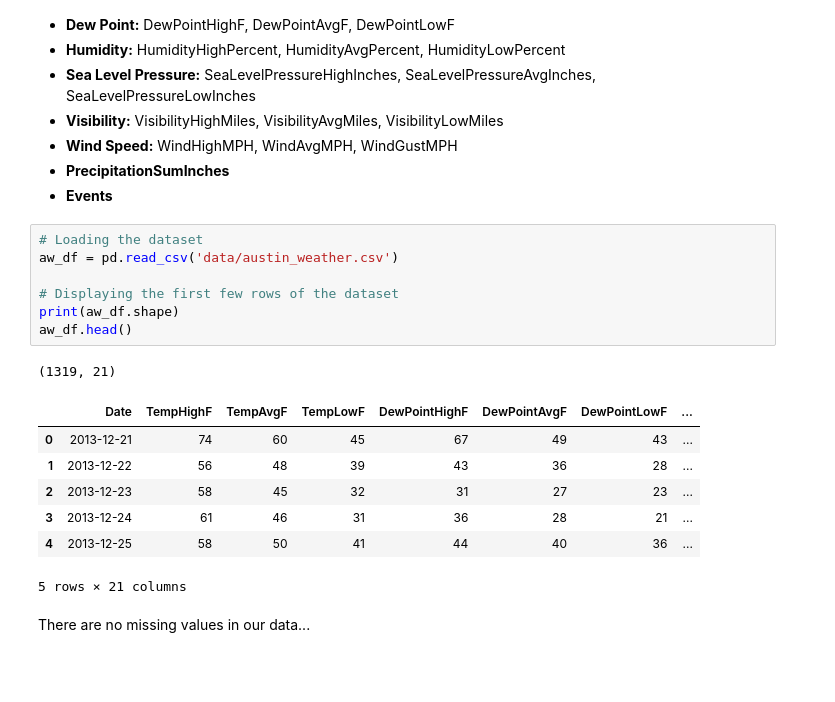
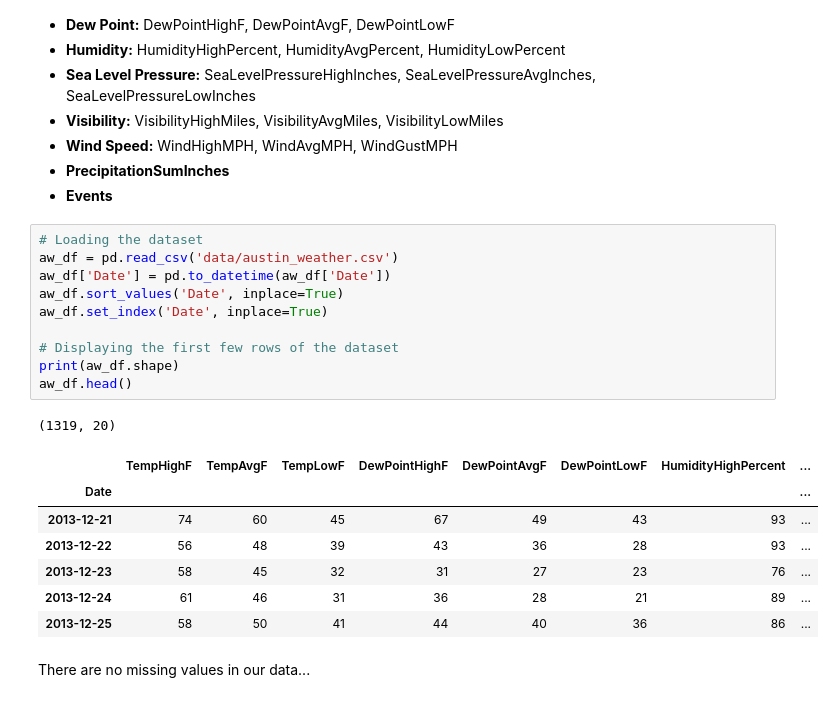
Before and after one commit to Vyomkesh-Vyas/rainfall-prediction, a Jupyter notebook: Rainfall Prediction.ipynb, the cells around one changed output. Drawn from its saved outputs; the diff is of its cells as text; blank space fills up the shorter version.

```diff
--- a/Rainfall Prediction.ipynb
+++ b/Rainfall Prediction.ipynb
@@ -21,19 +24,22 @@ We begin our analysis by importing the necessary libraries and loading the datas
 # %%
 # Loading the dataset
 aw_df = pd.read_csv('data/austin_weather.csv')
+aw_df['Date'] = pd.to_datetime(aw_df['Date'])
+aw_df.sort_values('Date', inplace=True)
+aw_df.set_index('Date', inplace=True)
 
 # Displaying the first few rows of the dataset
 print(aw_df.shape)
 aw_df.head()
 # %% [output]
-(1319, 21)
+(1319, 20)
-|  | Date | TempHighF | TempAvgF | TempLowF | DewPointHighF | DewPointAvgF | DewPointLowF | ... |
-| 0 | 2013-12-21 | 74 | 60 | 45 | 67 | 49 | 43 | ... |
-| 1 | 2013-12-22 | 56 | 48 | 39 | 43 | 36 | 28 | ... |
-| 2 | 2013-12-23 | 58 | 45 | 32 | 31 | 27 | 23 | ... |
-| 3 | 2013-12-24 | 61 | 46 | 31 | 36 | 28 | 21 | ... |
-| 4 | 2013-12-25 | 58 | 50 | 41 | 44 | 40 | 36 | ... |
+|  | TempHighF | TempAvgF | TempLowF | DewPointHighF | DewPointAvgF | DewPointLowF | HumidityHighPercent | ... |
+| Date |  |  |  |  |  |  |  | ... |
+| 2013-12-21 | 74 | 60 | 45 | 67 | 49 | 43 | 93 | ... |
+| 2013-12-22 | 56 | 48 | 39 | 43 | 36 | 28 | 93 | ... |
+| 2013-12-23 | 58 | 45 | 32 | 31 | 27 | 23 | 76 | ... |
+| 2013-12-24 | 61 | 46 | 31 | 36 | 28 | 21 | 89 | ... |
+| 2013-12-25 | 58 | 50 | 41 | 44 | 40 | 36 | 86 | ... |
-5 rows × 21 columns
 # %% [markdown]
 There are no missing values in our data...
 # %%
```
Also changed, not shown: parts of 16 cells of this notebook, 1 other file.
